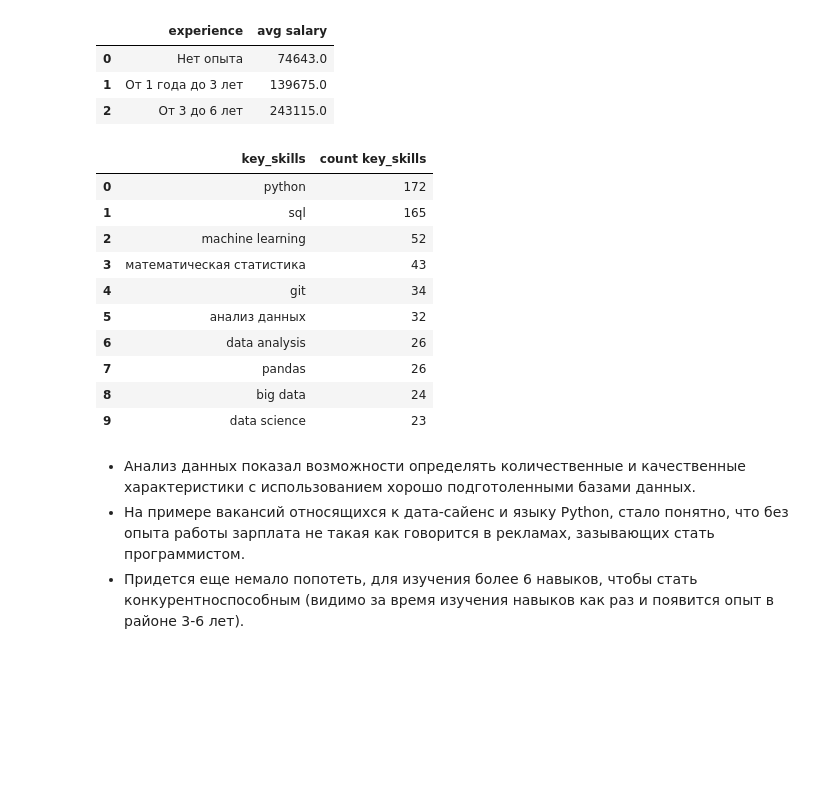
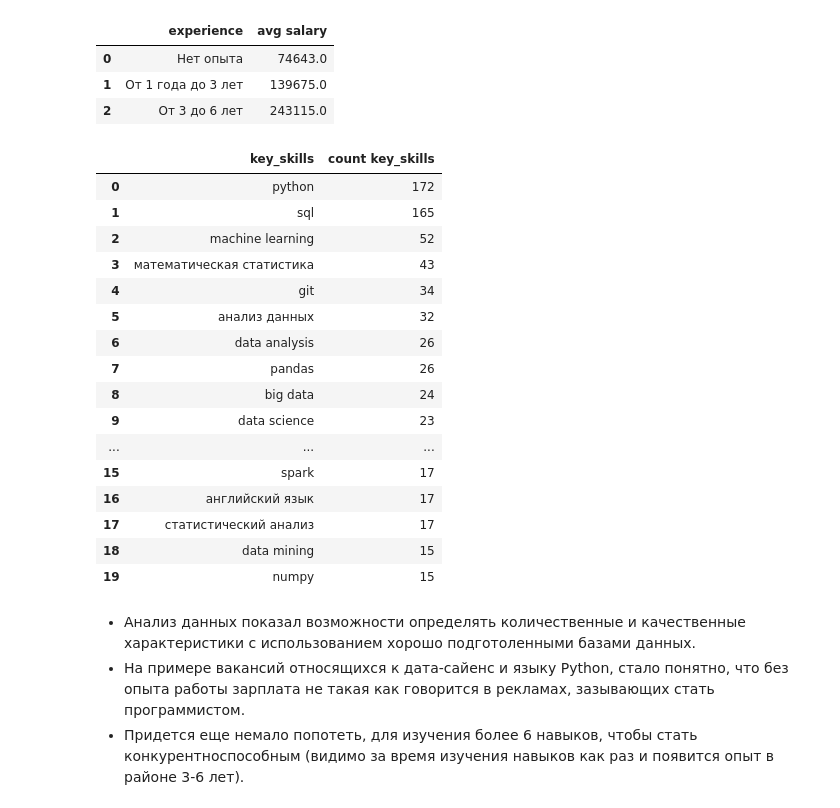
Before and after one commit to Kovyljan/sf_data_science, a Jupyter notebook: project_2/Project_2_Ноутбук_шаблон.ipynb, the cells around one changed output. Saved outputs shown, nothing was run; the diff lists cells and outputs as text; code cells hidden in the pictures; blank space fills up the shorter version.

```diff
--- a/project_2/Project_2_Ноутбук_шаблон.ipynb
+++ b/project_2/Project_2_Ноутбук_шаблон.ipynb
@@ -680,34 +680,40 @@ query_6_8 = f'''SELECT DISTINCT
                     vacancies v
                 WHERE (v.name ILIKE '%data scientist%'
                     OR v.name ILIKE '%data science%'
                     OR v.name ILIKE '%исследователь данных%'
                     OR (v.name LIKE '%ML%' AND v.name NOT LIKE '%HTML%')
                     OR v.name ILIKE '%machine learning%'
                     OR v.name ILIKE '%машинн%обучен%')
                     AND
                     (v.key_skills ILIKE '%Python%')
                     AND
                     (v.key_skills ILIKE '%SQL%'
                     OR v.key_skills ILIKE '%postgres%')
                 GROUP BY 1
                 ORDER BY 2 DESC
-                LIMIT 10
+                LIMIT 20
          '''
 
 df_6_8 = pd.read_sql_query(query_6_8, connection)
 df_6_8
 # %% [output]
 |  | key_skills | count key_skills |
 | 0 | python | 172 |
 | 1 | sql | 165 |
 | 2 | machine learning | 52 |
 | 3 | математическая статистика | 43 |
 | 4 | git | 34 |
 | 5 | анализ данных | 32 |
 | 6 | data analysis | 26 |
 | 7 | pandas | 26 |
 | 8 | big data | 24 |
 | 9 | data science | 23 |
+| ... | ... | ... |
+| 15 | spark | 17 |
+| 16 | английский язык | 17 |
+| 17 | статистический анализ | 17 |
+| 18 | data mining | 15 |
+| 19 | numpy | 15 |
 # %% [markdown]
 - Анализ данных показал возможности определять количественные и качественные характеристики с использованием хорошо подготоленными базами данных.
 - На примере вакансий относящихся к дата-сайенс и языку Python, стало понятно, что без опыта работы зарплата не такая как говорится в рекламах, зазывающих стать программистом.
```
